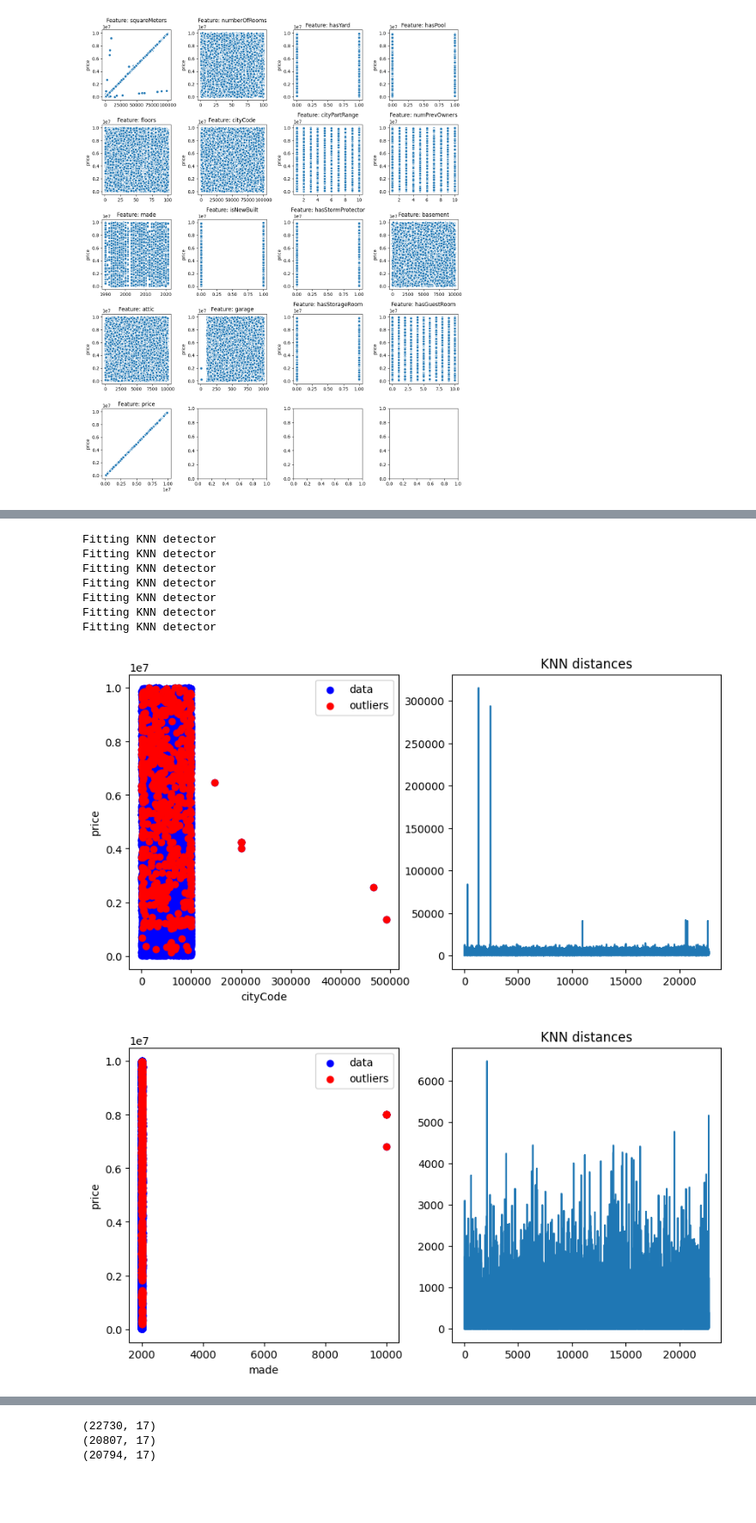
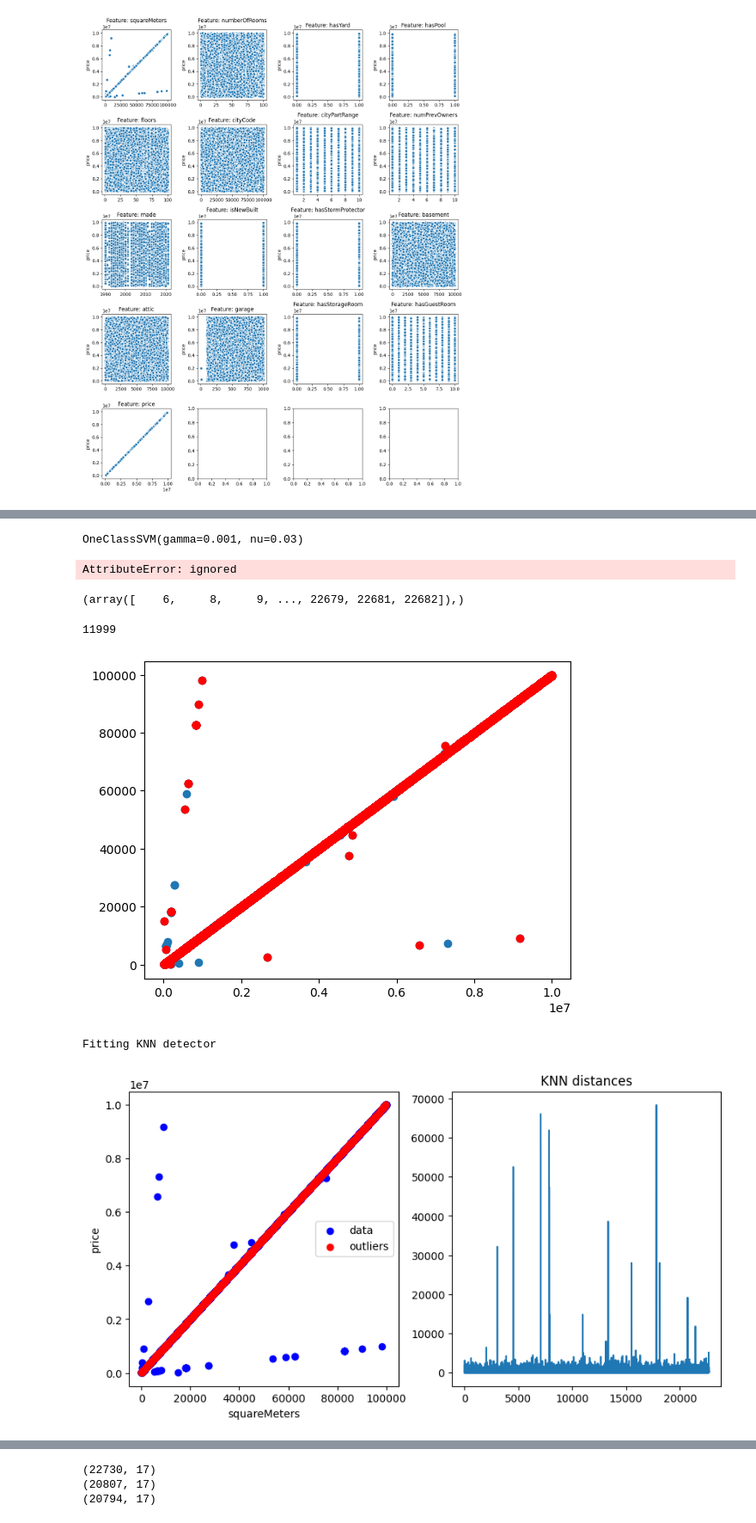
Before and after one commit to PashaIanko/Kaggle.ParisHousingPrices, a Jupyter notebook: 2_data_preparation.ipynb, the cells around one changed output, grey strips where cells are left out. Shown at 86% size. Drawn from its saved outputs; the diff is of its cells as text; code cells hidden in the pictures; blank space fills up the shorter version.

Commit message:
started cleaning with local outlier factor

```diff
--- a/2_data_preparation.ipynb
+++ b/2_data_preparation.ipynb
@@ -190,0 +191,12 @@ visualize_target_vs_columns(
+# %%
+from sklearn.neighbors import LocalOutlierFactor
+
+
+clf = LocalOutlierFactor(n_neighbors=60)
+preds = clf.fit_predict(df_source[['price', 'squareMeters']])
+outlier_subset = df_source.iloc[np.where(preds == -1)[0]]
+_, ax = plt.subplots()
+ax.scatter(df_source['price'], df_source['squareMeters'])
+ax.scatter(outlier_subset['price'], outlier_subset['squareMeters'],
+           label='outliers')
+ax.legend()
@@ -190,0 +206,14 @@ visualize_target_vs_columns(
+# %%
+(df_source['price'] / df_source['squareMeters']).mean()
+_, ax = plt.subplots()
+ax.scatter(
+    y=df_source['price'],
+    x=df_source['squareMeters']
+)
+ax.set_ylabel('price')
+
+x = np.linspace(df_source['squareMeters'].min(), df_source['squareMeters'].max(), 100)
+y = np.array([100.83 * x_ for x_ in x])
+OFFSET = 250000
+ax.plot(x, y + OFFSET, color='red')
+ax.plot(x, y - OFFSET, color='red')
@@ -190,0 +223,7 @@ visualize_target_vs_columns(
+# %%
+from sklearn.svm import OneClassSVM
+
+svm = OneClassSVM(kernel='rbf', gamma=0.001, nu=0.03)
+svm.fit(df_source[['price', 'squareMeters']])
+# %% [output]
+OneClassSVM(gamma=0.001, nu=0.03)
@@ -190,0 +232,14 @@ visualize_target_vs_columns(
+# %%
+svm.negative_outlier_factor_
+# %% [output]
+AttributeError: ignored
+# %%
+anom_index = np.where(pred==-1)
+print(anom_index)
+# values = x[anom_index]
+# %% [output]
+(array([    6,     8,     9, ..., 22679, 22681, 22682]),)
+# %%
+len(anom_index[0])
+# %% [output]
+11999
@@ -191,3 +248,9 @@ visualize_target_vs_columns(
+# %%
+plt.scatter(df_source['price'], df_source['squareMeters'])
+plt.scatter(values['price'], values['squareMeters'], color='r')
+plt.show()
+# %% [output]
+[figure, added]
 # %%
 from sklearn.neighbors import NearestNeighbors
 
@@ -234,19 +297,12 @@ def find_outlier_indices(df, columns, knn_neighbors, distance_quantile=0.9, figs
 # %%
 outlier_thresh = 0.97
 n_neighbors = 5
 total_outliers = set()
-for c in ['cityCode', 'made', 'basement', 'attic', 'garage', 'squareMeters', 'floors']:
+for c in ['squareMeters']:
     outliers = \
         find_outlier_indices(df_source, [c, 'price'], n_neighbors, outlier_thresh)
     for o in outliers:
         total_outliers.add(o)
 # %% [output]
 Fitting KNN detector
-Fitting KNN detector
-Fitting KNN detector
-Fitting KNN detector
-Fitting KNN detector
-Fitting KNN detector
-Fitting KNN detector
-[figure, old version]
+[figure, new version]
-[figure, removed]
```
Also changed, not shown: parts of 6 cells of this notebook.
